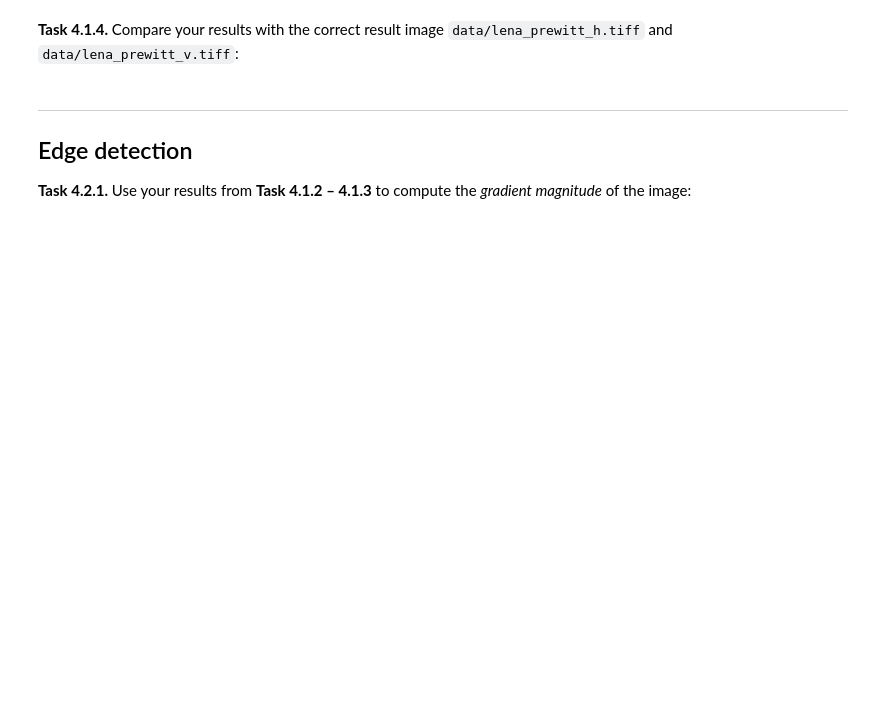
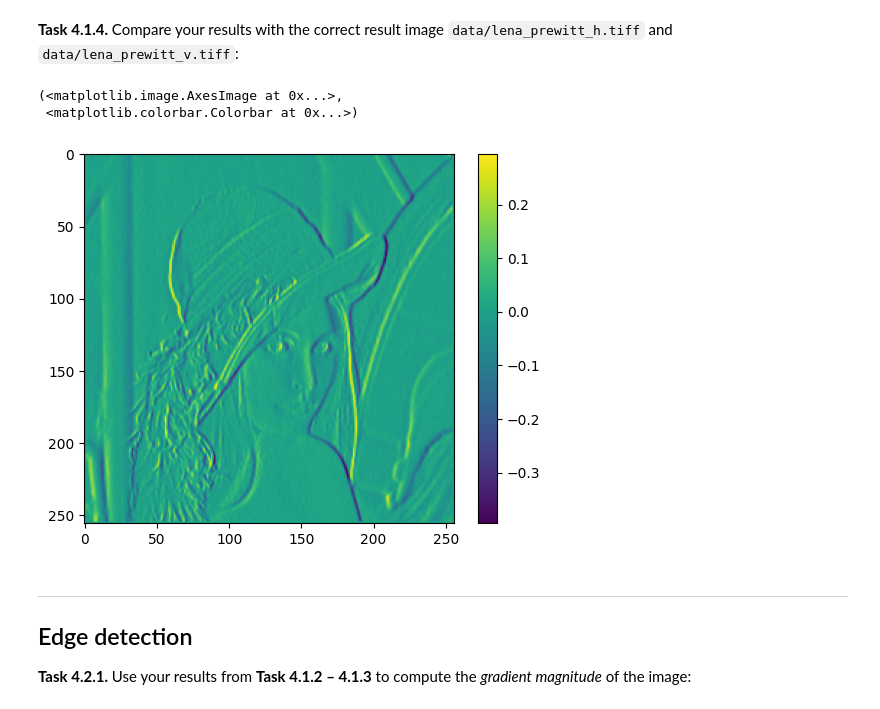
Before and after one commit to Pascalfuchs-meh/mobi-fs3-python, a Jupyter notebook: task4.ipynb, the cells around one changed output. Drawn from its saved outputs; the diff is of its cells as text; code cells hidden in the pictures; blank space fills up the shorter version.

```diff
--- a/task4.ipynb
+++ b/task4.ipynb
@@ -33,2 +91,10 @@ def prewitt_v(img):
 # %% [markdown]
 **<a id="#">Task 4.1.4.</a>** Compare your results with the correct result image `data/lena_prewitt_h.tiff` and `data/lena_prewitt_v.tiff`:
+# %%
+import skimage.io
+lena_h_ideal=skimage.io.imread('data/lena_prewitt_h.tiff')
+plt.imshow(lena_h_ideal), plt.colorbar()
+# %% [output]
+(<matplotlib.image.AxesImage at 0x...>,
+ <matplotlib.colorbar.Colorbar at 0x...>)
+[figure, added]
```
Also changed, not shown: parts of 13 cells of this notebook, 1 other file.
